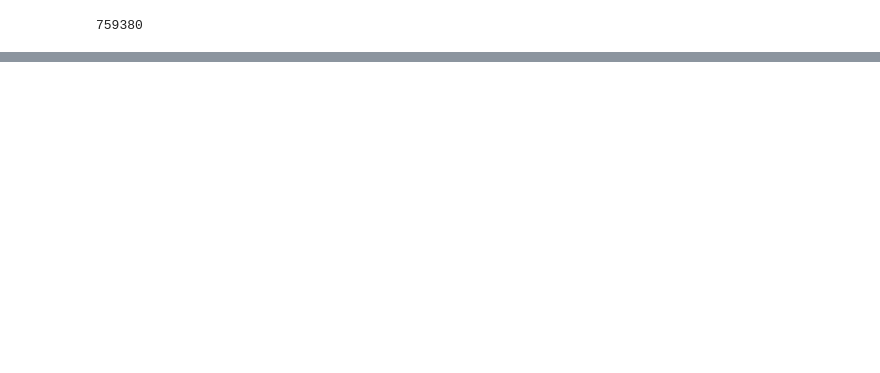
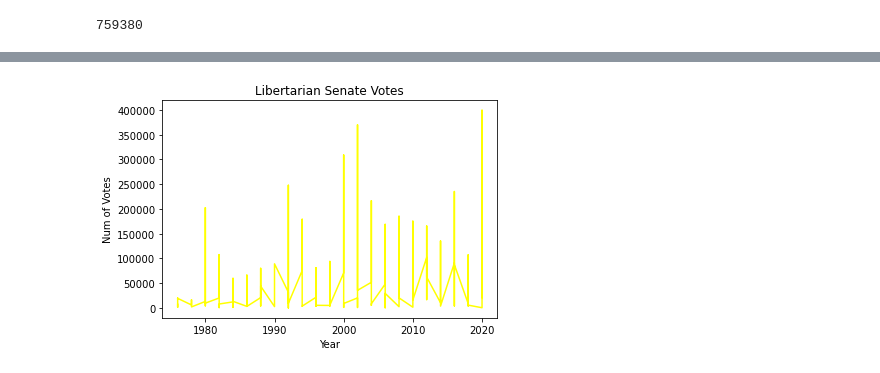
Before and after one commit to Shakofawe/final-project, a Jupyter notebook: Final.ipynb, the cells around one changed output, grey strips where cells are left out. Drawn from its saved outputs; the diff is of its cells as text; code cells hidden in the pictures; blank space fills up the shorter version.

```diff
--- a/Final.ipynb
+++ b/Final.ipynb
@@ -26,0 +92,9 @@ ax = freq.plot.barh(x=col_name, y='freq', rot=0)
+# %%
+df3 = df2[df2['party_detailed']=='LIBERTARIAN']
+plt.plot( df3['year'], df3[ 'candidatevotes'], 'yellow')
+plt.title('Libertarian Senate Votes')
+plt.xlabel('Year')
+plt.ylabel('Num of Votes')
+plt.show()
+# %% [output]
+[figure, added]
```
Also changed, not shown: parts of 10 cells of this notebook.
